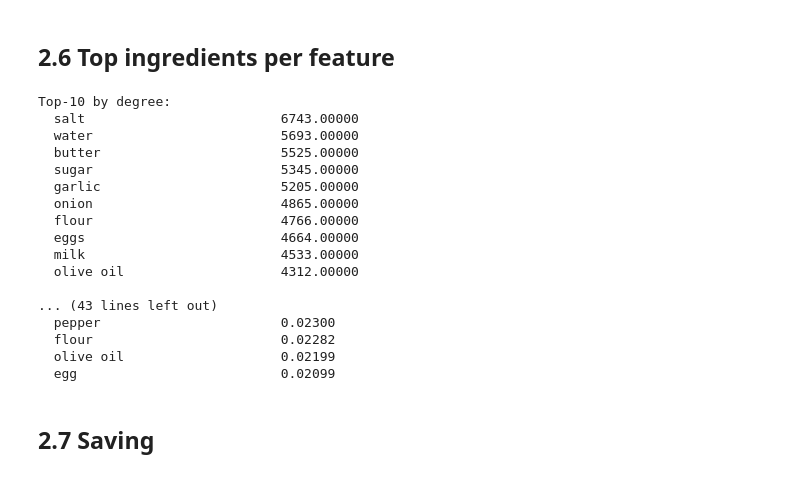
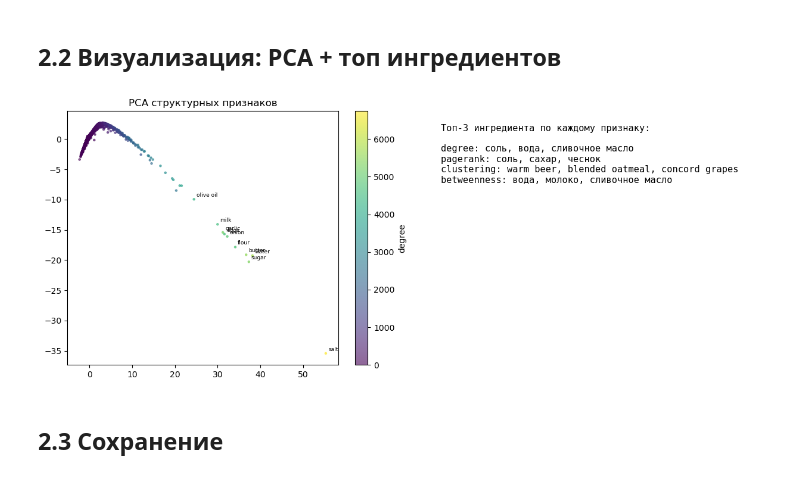
Before and after one commit to Valeriia-Reznik-Dev/recipe-ingredient-graphs-2026, a Jupyter notebook: 02_feature_engineering.ipynb, the cells around one changed output. Drawn from its saved outputs; the diff is of its cells as text; code cells hidden in the pictures.

```diff
--- a/02_feature_engineering.ipynb
+++ b/02_feature_engineering.ipynb
@@ -424,29 +75,36 @@ else:
-# %% [markdown]
-## 2.6 Top ingredients per feature
-# %%
-K = 10
-for col in ['degree', 'pagerank', 'clustering', 'kcore', 'betweenness']:
-    top = feat_df[col].nlargest(K)
-    print(f'\nTop-{K} by {col}:')
-    for ing, val in top.items():
-        print(f'  {ing:<28} {val:.5f}')
-# %% [output]
-Top-10 by degree:
-  salt                         6743.00000
-  water                        5693.00000
-  butter                       5525.00000
-  sugar                        5345.00000
-  garlic                       5205.00000
-  onion                        4865.00000
-  flour                        4766.00000
-  eggs                         4664.00000
-  milk                         4533.00000
-  olive oil                    4312.00000
-
-... (43 lines left out)
-  pepper                       0.02300
-  flour                        0.02282
-  olive oil                    0.02199
-  egg                          0.02099
+# %% [markdown]
+## 2.2 Визуализация: PCA + топ ингредиентов
+# %%
+COLS = ['degree', 'degree_w', 'pagerank', 'clustering', 'kcore', 'betweenness', 'log_freq']
+X = StandardScaler().fit_transform(feat_df[COLS].values)
+
+pca = PCA(n_components=2, random_state=SEED)
+xy  = pca.fit_transform(X)
+
+fig, axes = plt.subplots(1, 2, figsize=(13, 5))
+
+sc = axes[0].scatter(xy[:, 0], xy[:, 1], c=feat_df['degree'], cmap='viridis', s=5, alpha=0.6)
+plt.colorbar(sc, ax=axes[0], label='degree')
+axes[0].set_title(f'PCA структурных признаков')
+# подписываем топ-10 по degree (dict-lookup O(1) вместо list.index)
+node_idx = {n: i for i, n in enumerate(nodes)}
+for n in feat_df['degree'].nlargest(10).index:
+    if n in node_idx:
+        axes[0].annotate(n, xy[node_idx[n]], fontsize=6.5, xytext=(3, 3), textcoords='offset points')
+
+# Топ-8 по каждому признаку — таблица
+axes[1].axis('off')
+lines = []
+for col in ['degree', 'pagerank', 'clustering', 'betweenness']:
+    top3 = [ru(n) for n in feat_df[col].nlargest(3).index]
+    lines.append(f"{col}: {', '.join(top3)}")
+axes[1].text(0.05, 0.95, 'Топ-3 ингредиента по каждому признаку:\n\n' + '\n'.join(lines),
+             va='top', fontsize=11, transform=axes[1].transAxes, family='monospace')
+
+plt.tight_layout()
+plt.savefig(OUT / 'pca_structural.png', dpi=120)
+plt.show()
+# %% [output]
+[figure, added]
 # %% [markdown]
-## 2.7 Saving
+## 2.3 Сохранение
```
Also changed, not shown: parts of 23 cells of this notebook, 33 other files.
